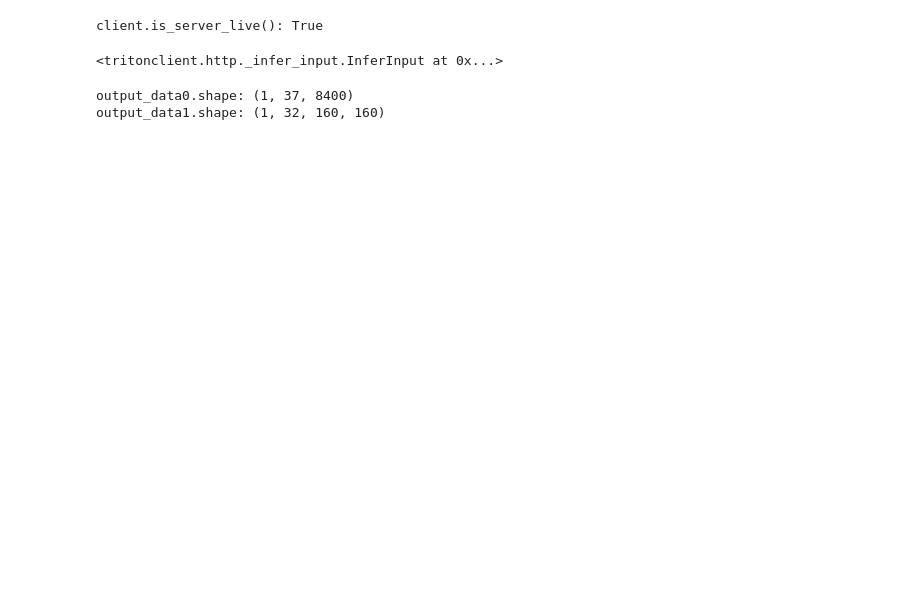
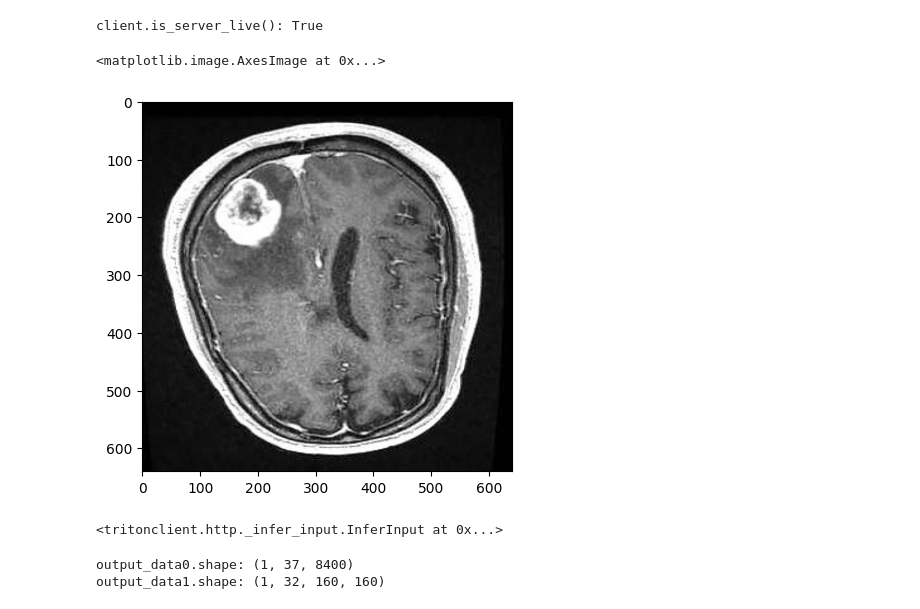
Before and after one commit to Crinstaniev/BrainTumorTRTAcc, a Jupyter notebook: notebooks/test_triton.ipynb, the cells around one changed output. Saved outputs shown, nothing was run; the diff lists cells and outputs as text; code cells hidden in the pictures; blank space fills up the shorter version.

```diff
--- a/notebooks/test_triton.ipynb
+++ b/notebooks/test_triton.ipynb
@@ -13,3 +16,14 @@ input_data = np.random.rand(1, 3, 640, 640).astype(np.float32)
+# %%
+img_path = get_sample_test_image_path()
+
+# prepare input
+input_data = preprocess_image(img_path, target_size=640, transpose=True).astype(np.float32)
+# %%
+img = Image.open(img_path)
+plt.imshow(img)
+# %% [output]
+<matplotlib.image.AxesImage at 0x...>
+[figure, added]
 # %%
 inputs = httpclient.InferInput("images", input_data.shape, "FP32")
 inputs.set_data_from_numpy(input_data)
```
Also changed, not shown: parts of 10 cells of this notebook, 5 other files.
